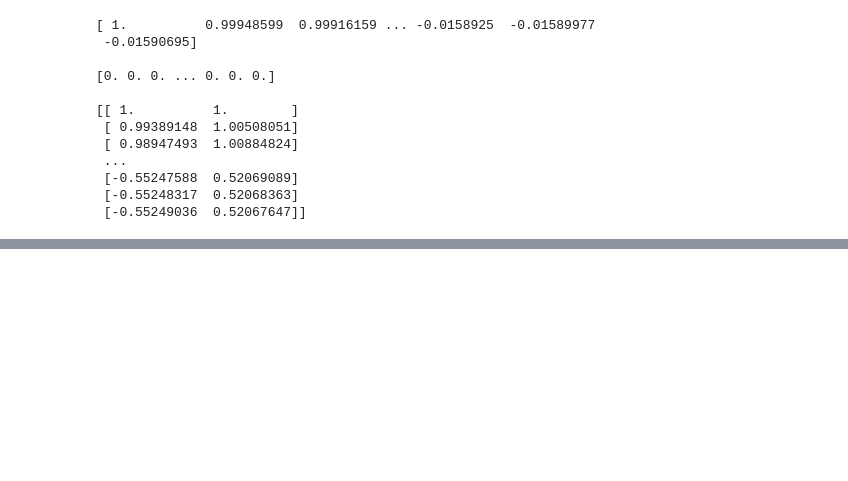
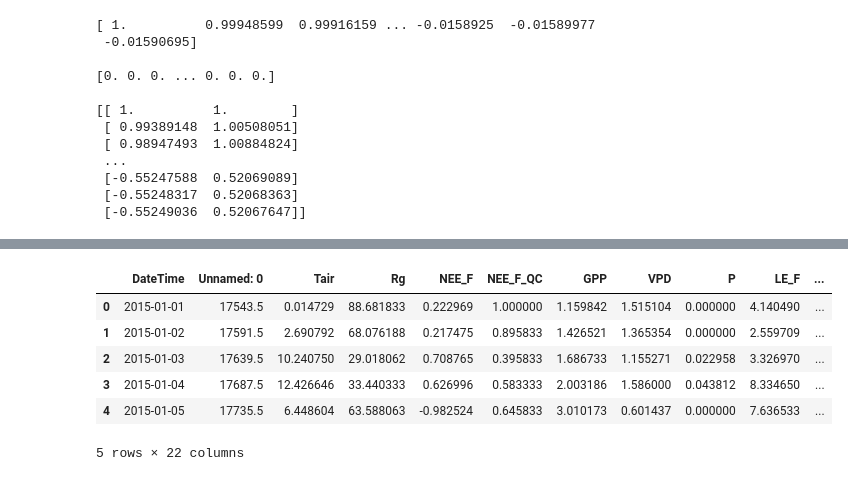
Before and after one commit to hajar-hajji/internship-inrae-iecl, a Jupyter notebook: code/preprocessing_dataICOS_SWC3.ipynb, the cells around one changed output, grey strips where cells are left out. Drawn from its saved outputs; the diff is of its cells as text; code cells hidden in the pictures; blank space fills up the shorter version.

Commit message:
add daily avg data

```diff
--- a/code/preprocessing_dataICOS_SWC3.ipynb
+++ b/code/preprocessing_dataICOS_SWC3.ipynb
@@ -467,0 +472,5 @@ print(confidence_interval)
+# %%
+df = pd.read_csv('/content/drive/MyDrive/inrae/icos/preprocessed_dataICOS_SWC3.csv')
+# df = pd.read_csv('../data/preprocessed_dataICOS_SWC3.csv') # si téléchargé depuis github
+df['DateTime'] = pd.to_datetime(df['DateTime'])
+df.head()
@@ -467,0 +485,11 @@ print(confidence_interval)
+# %%
+df_daily = df.resample('D', on='DateTime').mean().reset_index()
+df_daily.head()
+# %% [output]
+|  | DateTime | Unnamed: 0 | Tair | Rg | NEE_F | NEE_F_QC | GPP | VPD | P | LE_F | ... |
+| 0 | 2015-01-01 | 17543.5 | 0.014729 | 88.681833 | 0.222969 | 1.000000 | 1.159842 | 1.515104 | 0.000000 | 4.140490 | ... |
+| 1 | 2015-01-02 | 17591.5 | 2.690792 | 68.076188 | 0.217475 | 0.895833 | 1.426521 | 1.365354 | 0.000000 | 2.559709 | ... |
+| 2 | 2015-01-03 | 17639.5 | 10.240750 | 29.018062 | 0.708765 | 0.395833 | 1.686733 | 1.155271 | 0.022958 | 3.326970 | ... |
+| 3 | 2015-01-04 | 17687.5 | 12.426646 | 33.440333 | 0.626996 | 0.583333 | 2.003186 | 1.586000 | 0.043812 | 8.334650 | ... |
+| 4 | 2015-01-05 | 17735.5 | 6.448604 | 63.588063 | -0.982524 | 0.645833 | 3.010173 | 0.601437 | 0.000000 | 7.636533 | ... |
+5 rows × 22 columns
```
Also changed, not shown: parts of 5 cells of this notebook, 1 other file.
